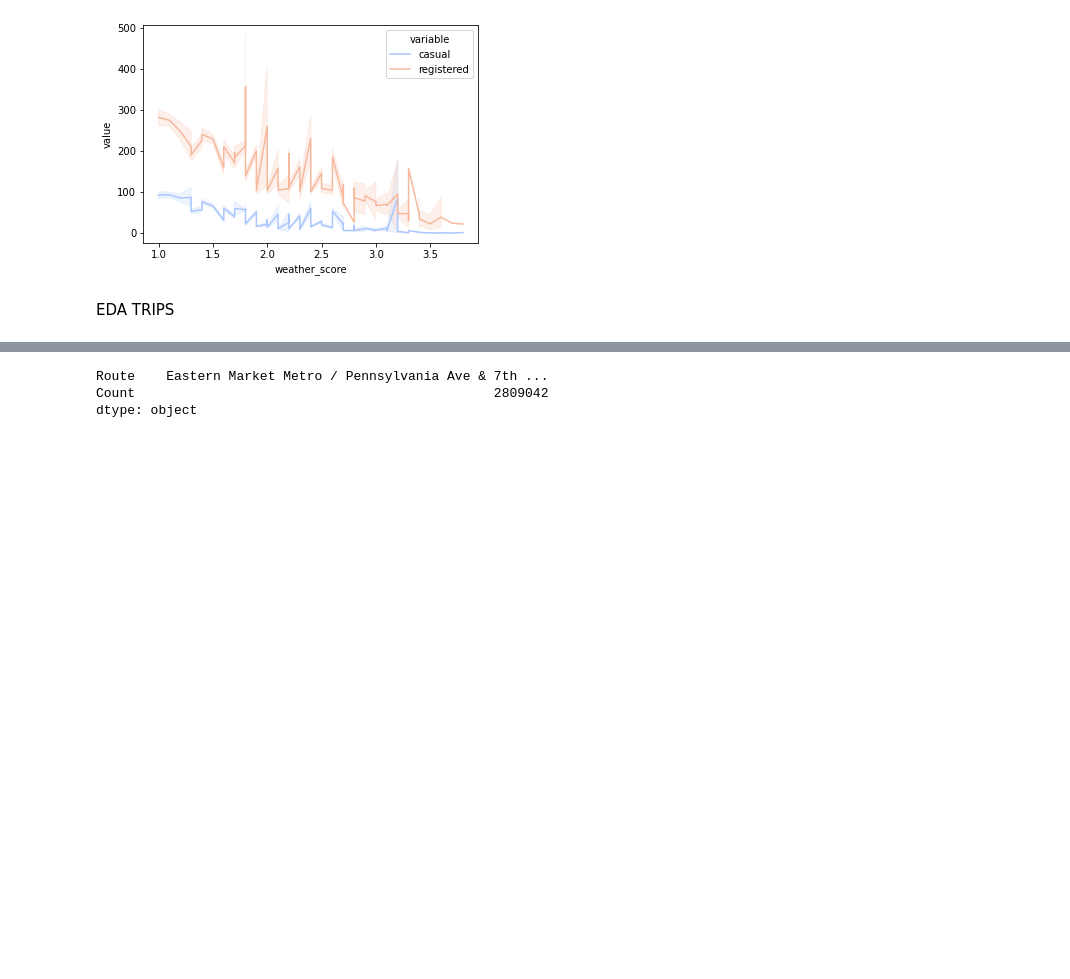
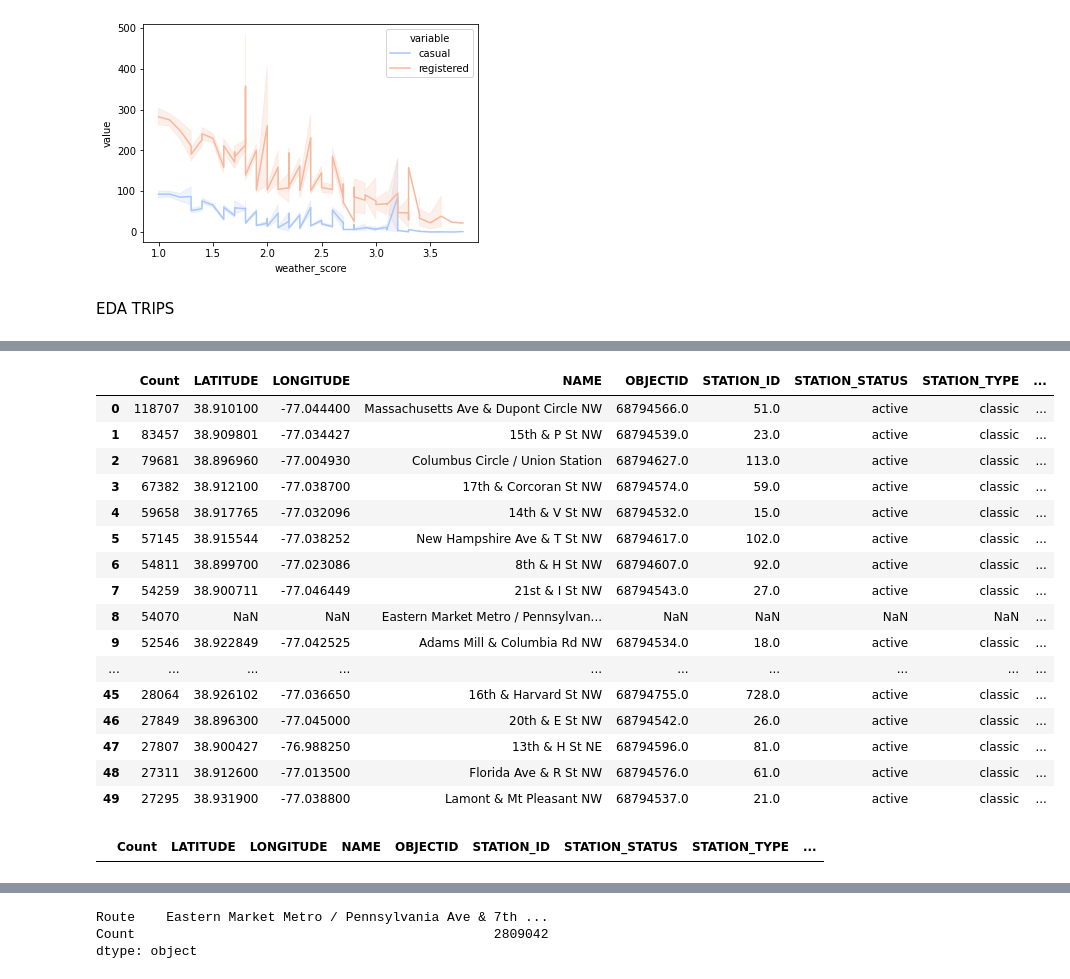
Before and after one commit to YanaOrf/CapitalBikeShare2, a Jupyter notebook: CapitalBike_EDA_2.ipynb, the cells around one changed output, grey strips where cells are left out. Cells and saved outputs as stored; diff of their text form; code cells hidden in the pictures; blank space fills up the shorter version.

```diff
--- a/CapitalBike_EDA_2.ipynb
+++ b/CapitalBike_EDA_2.ipynb
@@ -10,0 +12,2 @@ trips_2011=pd.read_csv("/./Users/Yanaorfin/Documents/Academy/CapitalBikeShare/Da
+# %%
+station_loc=station_loc.iloc[:,0:9]
@@ -546,0 +599,26 @@ routes_list=trips["route"].value_counts(dropna=False).rename_axis("Route").reset
+# %%
+station_list_loc=pd.concat([station_end_loc,station_start_loc],ignore_index=True,sort=True)
+# %%
+station_list_loc.head(50)
+# %% [output]
+|  | Count | LATITUDE | LONGITUDE | NAME | OBJECTID | STATION_ID | STATION_STATUS | STATION_TYPE | ... |
+| 0 | 118707 | 38.910100 | -77.044400 | Massachusetts Ave & Dupont Circle NW | 68794566.0 | 51.0 | active | classic | ... |
+| 1 | 83457 | 38.909801 | -77.034427 | 15th & P St NW | 68794539.0 | 23.0 | active | classic | ... |
+| 2 | 79681 | 38.896960 | -77.004930 | Columbus Circle / Union Station | 68794627.0 | 113.0 | active | classic | ... |
+| 3 | 67382 | 38.912100 | -77.038700 | 17th & Corcoran St NW | 68794574.0 | 59.0 | active | classic | ... |
+| 4 | 59658 | 38.917765 | -77.032096 | 14th & V St NW | 68794532.0 | 15.0 | active | classic | ... |
+| 5 | 57145 | 38.915544 | -77.038252 | New Hampshire Ave & T St NW | 68794617.0 | 102.0 | active | classic | ... |
+| 6 | 54811 | 38.899700 | -77.023086 | 8th & H St NW | 68794607.0 | 92.0 | active | classic | ... |
+| 7 | 54259 | 38.900711 | -77.046449 | 21st & I St NW | 68794543.0 | 27.0 | active | classic | ... |
+| 8 | 54070 | NaN | NaN | Eastern Market Metro / Pennsylvan... | NaN | NaN | NaN | NaN | ... |
+| 9 | 52546 | 38.922849 | -77.042525 | Adams Mill & Columbia Rd NW | 68794534.0 | 18.0 | active | classic | ... |
+| ... | ... | ... | ... | ... | ... | ... | ... | ... | ... |
+| 45 | 28064 | 38.926102 | -77.036650 | 16th & Harvard St NW | 68794755.0 | 728.0 | active | classic | ... |
+| 46 | 27849 | 38.896300 | -77.045000 | 20th & E St NW | 68794542.0 | 26.0 | active | classic | ... |
+| 47 | 27807 | 38.900427 | -76.988250 | 13th & H St NE | 68794596.0 | 81.0 | active | classic | ... |
+| 48 | 27311 | 38.912600 | -77.013500 | Florida Ave & R St NW | 68794576.0 | 61.0 | active | classic | ... |
+| 49 | 27295 | 38.931900 | -77.038800 | Lamont & Mt Pleasant NW | 68794537.0 | 21.0 | active | classic | ... |
+# %%
+station_list_loc[station_list_loc["X"]=="NaN"]
+# %% [output]
+|  | Count | LATITUDE | LONGITUDE | NAME | OBJECTID | STATION_ID | STATION_STATUS | STATION_TYPE | ... |
```
Also changed, not shown: parts of 17 cells of this notebook, 1 other file.
